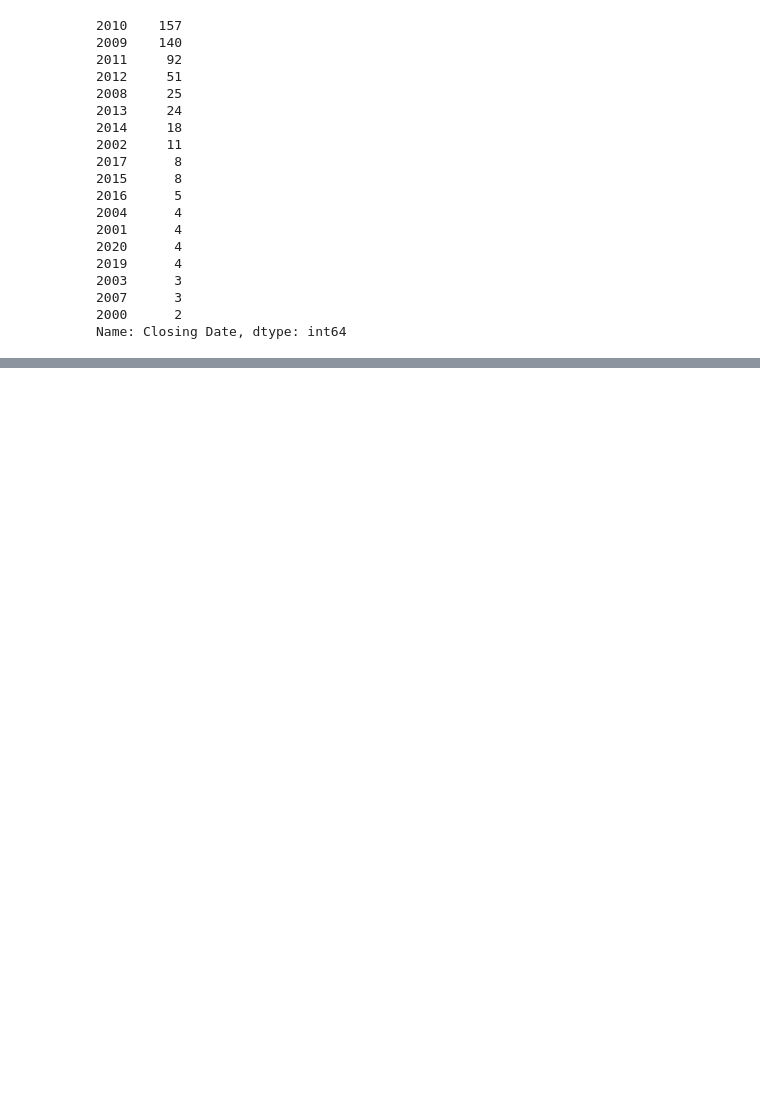
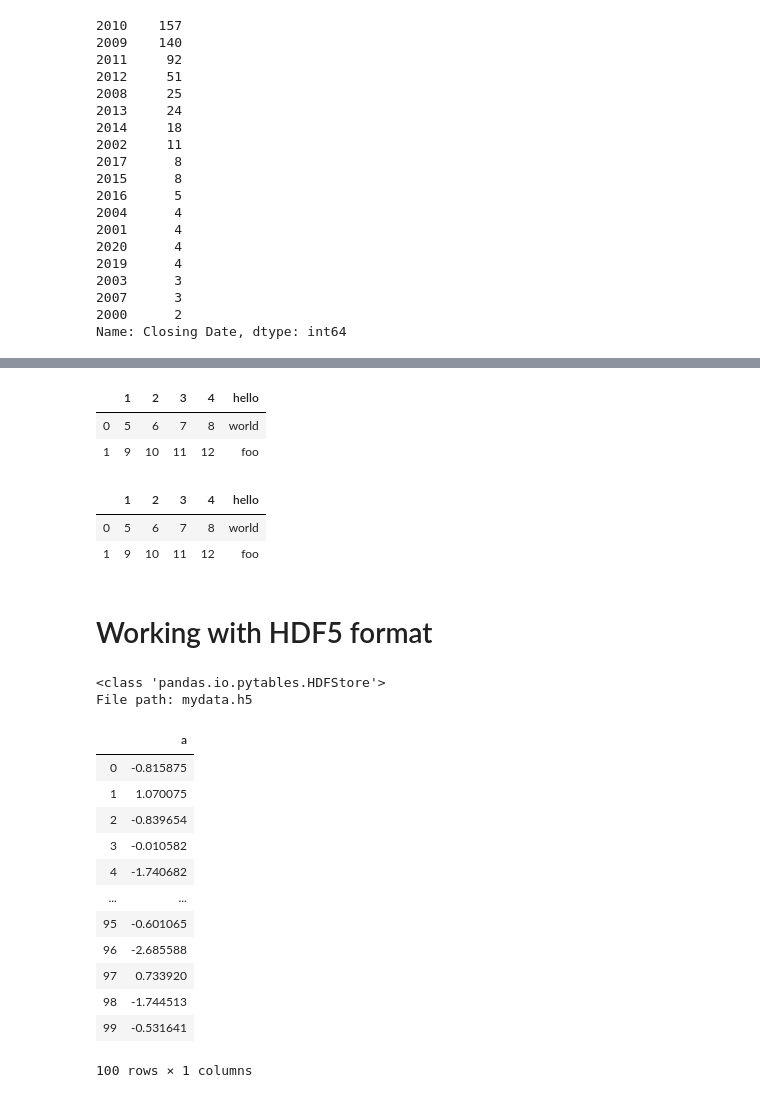
Before and after one commit to 1zulkifel/Data_Analysis_With_python, a Jupyter notebook: Data_Loading_Storage_and_File_Formats.ipynb, the cells around one changed output, grey strips where cells are left out. Saved outputs shown, nothing was run; the diff lists cells and outputs as text; code cells hidden in the pictures; blank space fills up the shorter version.

```diff
--- a/Data_Loading_Storage_and_File_Formats.ipynb
+++ b/Data_Loading_Storage_and_File_Formats.ipynb
@@ -347,0 +368,7 @@ Name: Closing Date, dtype: int64
+# %%
+frame=pd.read_csv('example1.csv')
+frame
+# %% [output]
+|  | 1 | 2 | 3 | 4 | hello |
+| 0 | 5 | 6 | 7 | 8 | world |
+| 1 | 9 | 10 | 11 | 12 | foo |
@@ -347,0 +377,33 @@ Name: Closing Date, dtype: int64
+# %%
+pd.read_pickle('frame_pickle')
+# %% [output]
+|  | 1 | 2 | 3 | 4 | hello |
+| 0 | 5 | 6 | 7 | 8 | world |
+| 1 | 9 | 10 | 11 | 12 | foo |
+# %% [markdown]
+# Working with HDF5 format
+# %%
+frame=pd.DataFrame({'a':np.random.randn(100)})
+store=pd.HDFStore('mydata.h5')
+store['obj1']=frame
+store['obj1_col']=frame['a']
+store
+# %% [output]
+<class 'pandas.io.pytables.HDFStore'>
+File path: mydata.h5
+# %%
+store['obj1']
+# %% [output]
+|  | a |
+| 0 | -0.815875 |
+| 1 | 1.070075 |
+| 2 | -0.839654 |
+| 3 | -0.010582 |
+| 4 | -1.740682 |
+| ... | ... |
+| 95 | -0.601065 |
+| 96 | -2.685588 |
+| 97 | 0.733920 |
+| 98 | -1.744513 |
+| 99 | -0.531641 |
+100 rows × 1 columns
```
Also changed, not shown: parts of 24 cells of this notebook, 4 other files.
